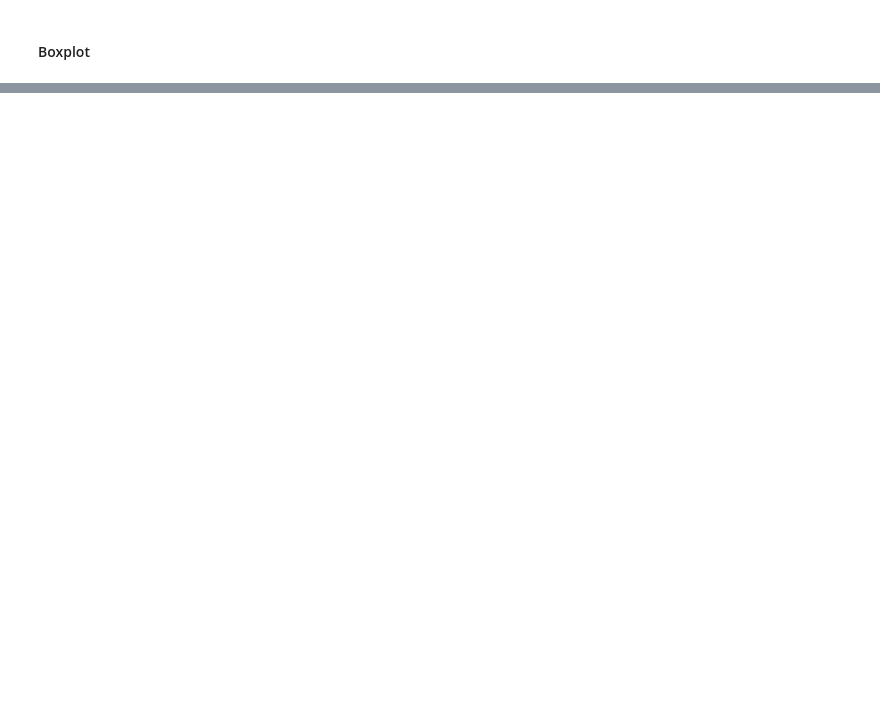
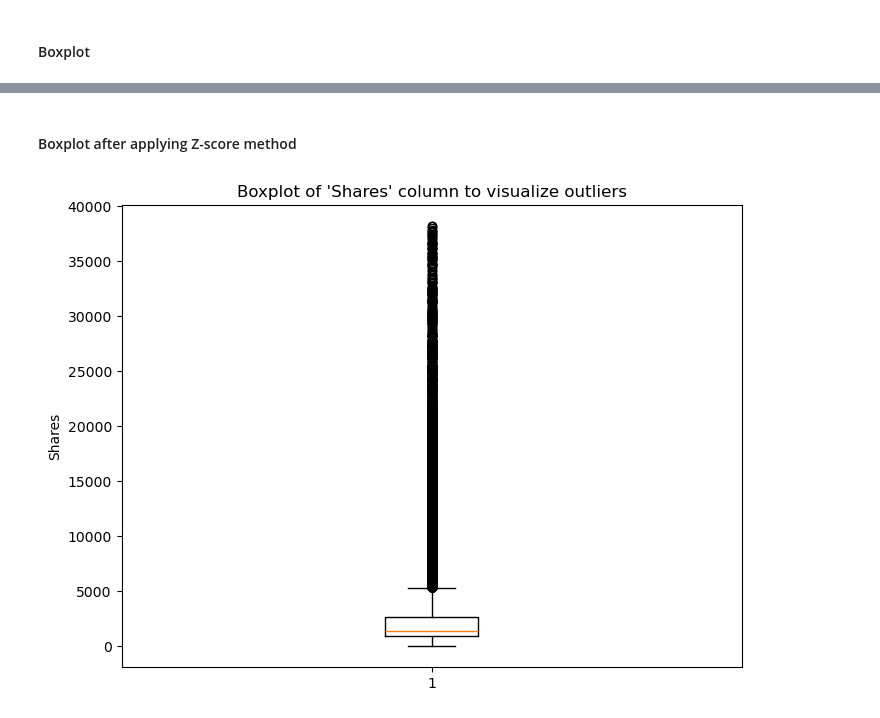
Before and after one commit to JONCYMARIAMJOHN/Online_news_popularity_prediction, a Jupyter notebook: Online_news_popularity.ipynb, the cells around one changed output, grey strips where cells are left out. Cells and saved outputs as stored; diff of their text form; code cells hidden in the pictures; blank space fills up the shorter version.

```diff
--- a/Online_news_popularity.ipynb
+++ b/Online_news_popularity.ipynb
@@ -295,0 +312,10 @@ length of dataset with no outliers 21009
+# %% [markdown]
+#### Boxplot after applying Z-score method
+# %%
+plt.figure(figsize=(8,6))
+plt.boxplot(df1_no_outliers['Shares'])
+plt.title("Boxplot of 'Shares' column to visualize outliers")
+plt.ylabel("Shares")
+plt.show()
+# %% [output]
+[figure, added]
```
Also changed, not shown: parts of 35 cells of this notebook.
